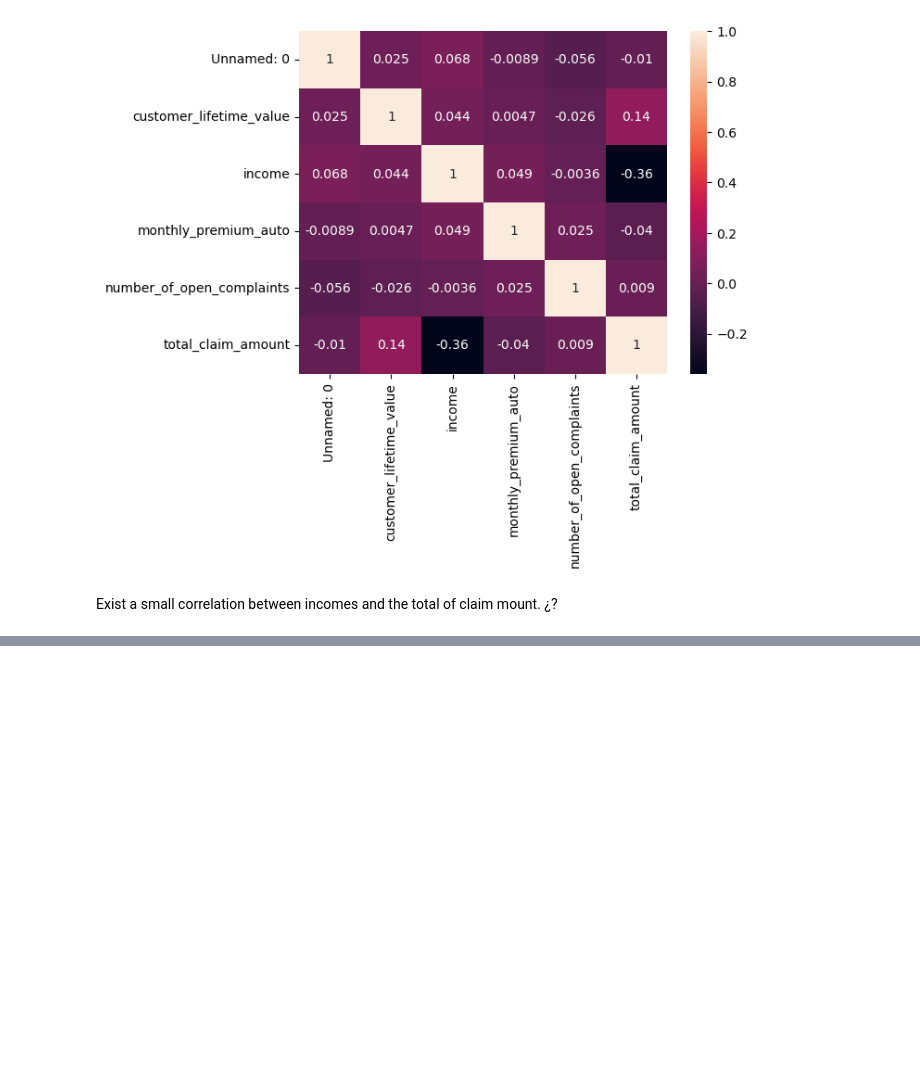
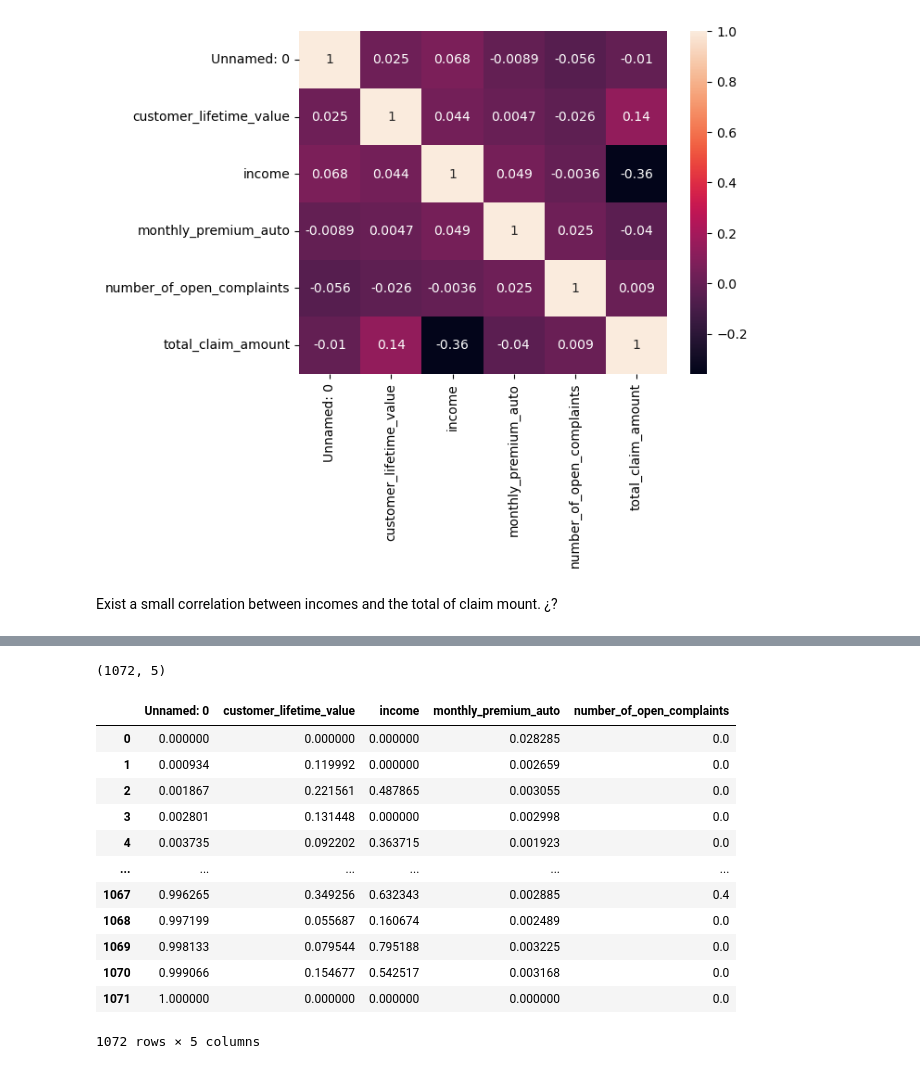
Before and after one commit to katchuli/lab-dw-data-cleaning-and-formatting, a Jupyter notebook: lab-dw-data-cleaning-and-formatting.ipynb, the cells around one changed output, grey strips where cells are left out. Drawn from its saved outputs; the diff is of its cells as text; code cells hidden in the pictures; blank space fills up the shorter version.

```diff
--- a/lab-dw-data-cleaning-and-formatting.ipynb
+++ b/lab-dw-data-cleaning-and-formatting.ipynb
@@ -631,0 +678,22 @@ Exist a small correlation between incomes and the total of claim mount. ¿?
+# %%
+# Normalizing data: make data range from 0 - 1, instead of from min to max
+transformer = MinMaxScaler().fit(X_num)
+x_normalized = transformer.transform(X_num)
+print(x_normalized.shape)
+x_normalized
+pd.DataFrame(x_normalized, columns=X_num.columns)
+# %% [output]
+(1072, 5)
+|  | Unnamed: 0 | customer_lifetime_value | income | monthly_premium_auto | number_of_open_complaints |
+| 0 | 0.000000 | 0.000000 | 0.000000 | 0.028285 | 0.0 |
+| 1 | 0.000934 | 0.119992 | 0.000000 | 0.002659 | 0.0 |
+| 2 | 0.001867 | 0.221561 | 0.487865 | 0.003055 | 0.0 |
+| 3 | 0.002801 | 0.131448 | 0.000000 | 0.002998 | 0.0 |
+| 4 | 0.003735 | 0.092202 | 0.363715 | 0.001923 | 0.0 |
+| ... | ... | ... | ... | ... | ... |
+| 1067 | 0.996265 | 0.349256 | 0.632343 | 0.002885 | 0.4 |
+| 1068 | 0.997199 | 0.055687 | 0.160674 | 0.002489 | 0.0 |
+| 1069 | 0.998133 | 0.079544 | 0.795188 | 0.003225 | 0.0 |
+| 1070 | 0.999066 | 0.154677 | 0.542517 | 0.003168 | 0.0 |
+| 1071 | 1.000000 | 0.000000 | 0.000000 | 0.000000 | 0.0 |
+1072 rows × 5 columns
```
Also changed, not shown: parts of 5 cells of this notebook.
